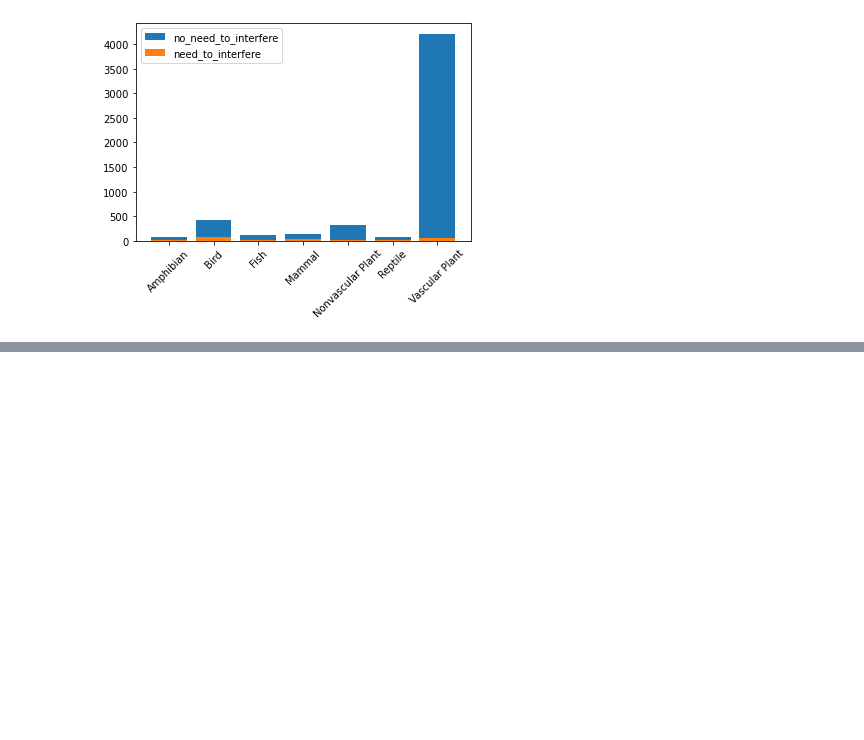
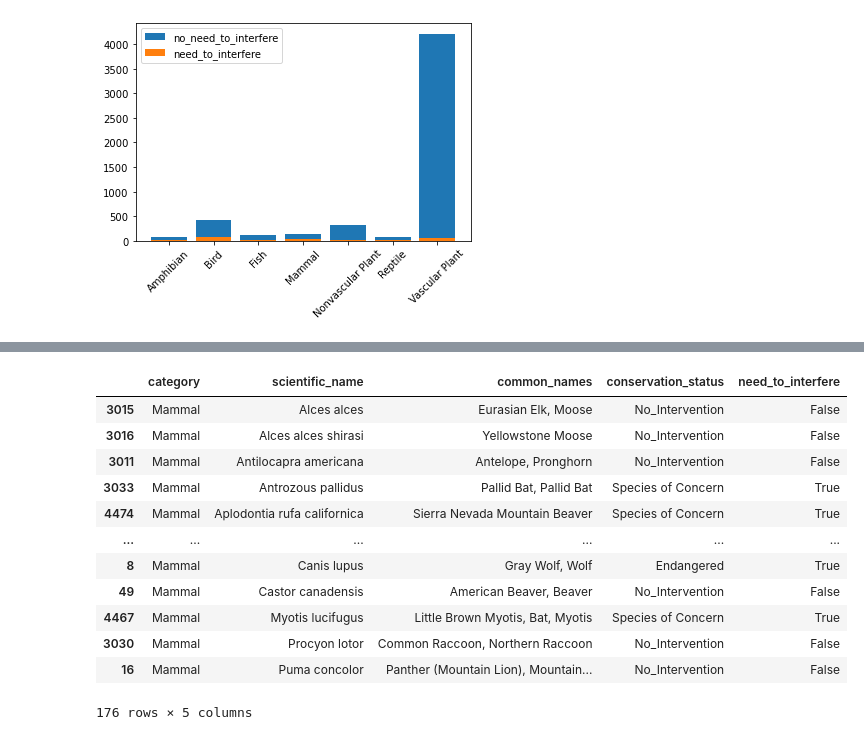
Before and after one commit to OussamaZIDI/biodiversity-in-national-parks, a Jupyter notebook: biodiversity_project.ipynb, the cells around one changed output, grey strips where cells are left out. Cells and saved outputs as stored; diff of their text form; code cells hidden in the pictures; blank space fills up the shorter version.

```diff
--- a/biodiversity_project.ipynb
+++ b/biodiversity_project.ipynb
@@ -536 +548,18 @@ p value is 1.8909788349761653e-05
 Dependent (reject H0)
+# %%
+species_info_no_dup = species_info_no_dup[species_info_no_dup.category=='Mammal']
+species_info_no_dup
+# %% [output]
+|  | category | scientific_name | common_names | conservation_status | need_to_interfere |
+| 3015 | Mammal | Alces alces | Eurasian Elk, Moose | No_Intervention | False |
+| 3016 | Mammal | Alces alces shirasi | Yellowstone Moose | No_Intervention | False |
+| 3011 | Mammal | Antilocapra americana | Antelope, Pronghorn | No_Intervention | False |
+| 3033 | Mammal | Antrozous pallidus | Pallid Bat, Pallid Bat | Species of Concern | True |
+| 4474 | Mammal | Aplodontia rufa californica | Sierra Nevada Mountain Beaver | Species of Concern | True |
+| ... | ... | ... | ... | ... | ... |
+| 8 | Mammal | Canis lupus | Gray Wolf, Wolf | Endangered | True |
+| 49 | Mammal | Castor canadensis | American Beaver, Beaver | No_Intervention | False |
+| 4467 | Mammal | Myotis lucifugus | Little Brown Myotis, Bat, Myotis | Species of Concern | True |
+| 3030 | Mammal | Procyon lotor | Common Raccoon, Northern Raccoon | No_Intervention | False |
+| 16 | Mammal | Puma concolor | Panther (Mountain Lion), Mountain... | No_Intervention | False |
+176 rows × 5 columns
```
Also changed, not shown: parts of 11 cells of this notebook.
